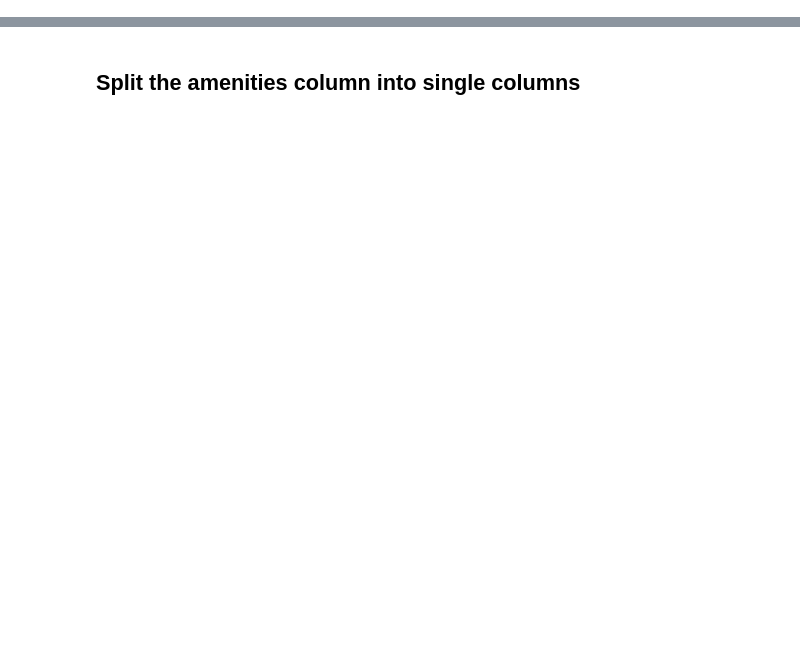
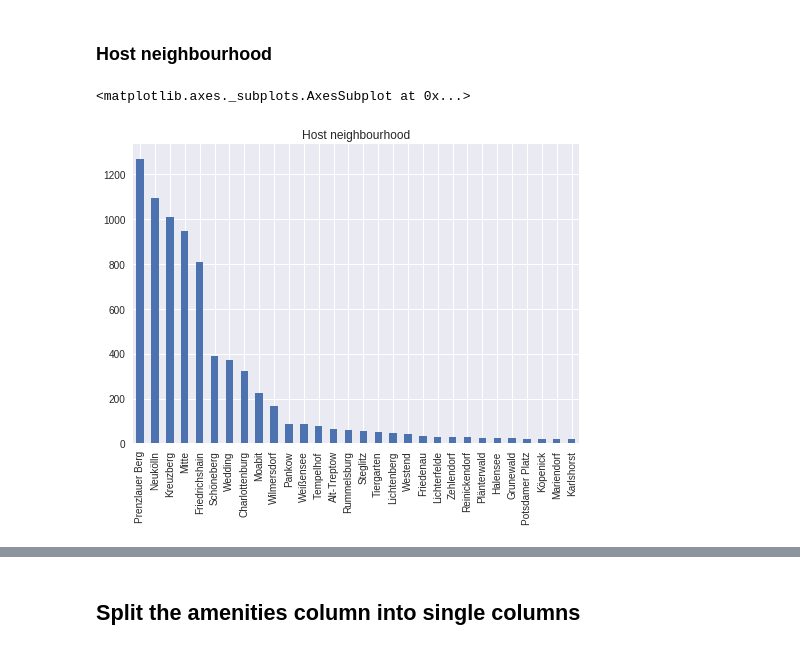
Before and after one commit to clementlefevre/udacity_ML, a Jupyter notebook: capstone_project/Data Preparation.ipynb, the cells around one changed output, grey strips where cells are left out. Cells and saved outputs as stored; diff of their text form; code cells hidden in the pictures; blank space fills up the shorter version.

```diff
--- a/capstone_project/Data Preparation.ipynb
+++ b/capstone_project/Data Preparation.ipynb
@@ -6,0 +94,7 @@ df = pd.read_csv('data/listings_full.csv')
+# %% [markdown]
+### Host neighbourhood
+# %%
+df.host_neighbourhood.value_counts().head(30).plot.bar(title="Host neighbourhood")
+# %% [output]
+<matplotlib.axes._subplots.AxesSubplot at 0x...>
+[figure, added]
```
Also changed, not shown: parts of 32 cells of this notebook.
